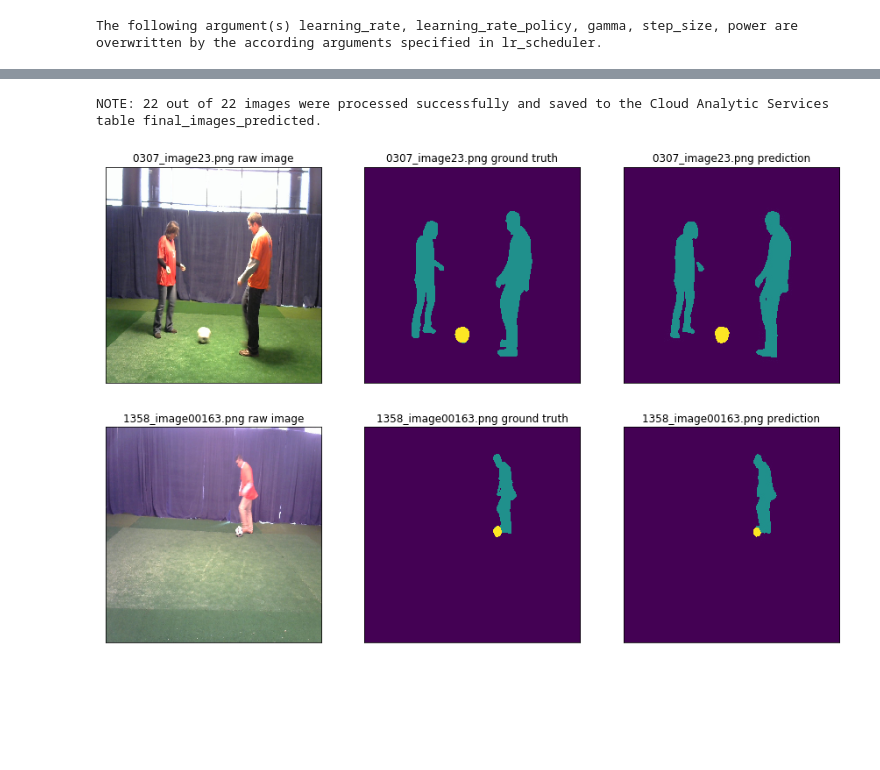
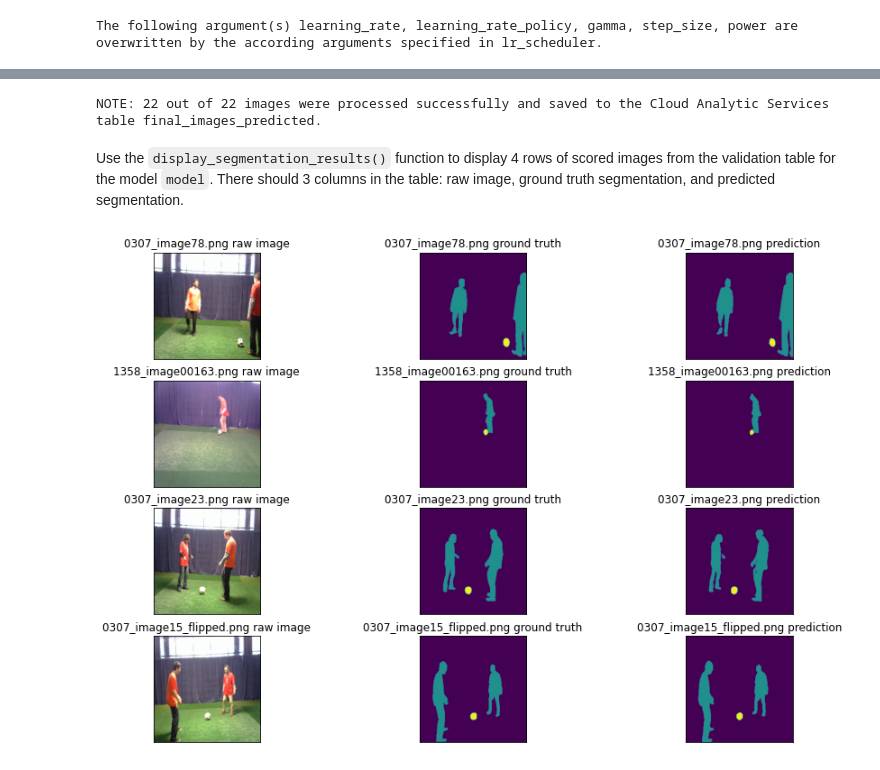
Before and after one commit to sassoftware/python-dlpy, a Jupyter notebook: examples/segmentation/semantic_segmentation.ipynb, the cells around one changed output, grey strips where cells are left out. Cells and saved outputs as stored; diff of their text form; code cells hidden in the pictures; blank space fills up the shorter version.

Commit message:
updated segmentation example. Runs end-to-end with downloadable data.

```diff
--- a/examples/segmentation/semantic_segmentation.ipynb
+++ b/examples/segmentation/semantic_segmentation.ipynb
@@ -107,0 +99,4 @@ NOTE: Model compiled successfully.
+# %%
+# Connect to the SAS CAS Server
+
+s=CAS('your-server.unx.company.com', 5570)
@@ -107,0 +123,7 @@ NOTE: Model compiled successfully.
+# %%
+# Create a SAS CASlib named `soccer_images`
+s.table.addcaslib(activeonadd=False,
+                  datasource={'srctype':'path'},
+                  name='soccer_images',
+                  path=image_path,
+                  subdirectories=True)
@@ -107,0 +138,8 @@ NOTE: Model compiled successfully.
+# %%
+# Create CAS table `data` and load the source
+# data from `sgf_256.sashdat` into `data`
+s.table.loadTable(caslib = 'soccer_images',
+                  path='sgf_256.sashdat',
+                  casout = dict(name = 'data',
+                                replace = True)
+                 )
@@ -133,8 +261,14 @@ model.print_summary()
 # %%
-solver = AdamSolver(lr_scheduler=StepLR(learning_rate=0.0002, step_size=30, gamma=0.8),
+# Specify Solver Parameters
+# Use ADAM Solver as configured
+solver = AdamSolver(lr_scheduler=StepLR(learning_rate=0.0002,
+                                        step_size=30,
+                                        gamma=0.8),
                     clip_grad_max = 100,
                     clip_grad_min = -100)
 
+# Specify Optimization Parameters
+# Use solver optimizer as configured
 optimizer = Optimizer(algorithm=solver,
                       mini_batch_size=10,
                       log_level=2,
@@ -142,7 +276,14 @@ optimizer = Optimizer(algorithm=solver,
                       reg_l2=0.0005,
                       seed=13309)
 
-dataspecs=[dict(type='image', layer='data', data=['_image_']),
-           dict(type='image', layer='Segmentation_1', data=['labels'])]
+# DataSpecs Parameters
+# Define layer and data specs for
+# raw images and image annotations
+dataspecs=[dict(type='image',
+                layer='data',
+                data=['_image_']),
+           dict(type='image',
+                layer='Segmentation_1',
+                data=['labels'])]
 # %% [output]
 The following argument(s) learning_rate, learning_rate_policy, gamma, step_size, power are overwritten by the according arguments specified in lr_scheduler.
@@ -255,18 +410,25 @@ def compile_segmentation_predictions():
                            numberofchannels=1,
                            depth='bit32',
                            copyvars=['origimage', '_filename_0'])
-# %%
-compile_segmentation_predictions()
-# %% [output]
-NOTE: 22 out of 22 images were processed successfully and saved to the Cloud Analytic Services table final_images_predicted.
+# %%
+# Run the compile_segmentation_predictions()
+# function
+compile_segmentation_predictions()
+# %% [output]
+NOTE: 22 out of 22 images were processed successfully and saved to the Cloud Analytic Services table final_images_predicted.
+# %% [markdown]
+Use the `display_segmentation_results()` function to display 4 rows of scored images from the validation table for the model `model`. There should 3 columns in the table: raw image, ground truth segmentation, and predicted segmentation.
 # %%
+# Display the original, ground truth, and predicted
+# segmentations for four images from the validation data.
+
 display_segmentation_results(s,
                              model.valid_res_tbl,
-                             n_images=2,
+                             n_images=4,
                              segmentation_labels_table=model.valid_res_tbl,
                              segmentation_prediction_table='final_images_predicted',
                              prediction_column='_image_',
                              filename_column='_filename_0',
                              fig_size=(15,10))
 # %% [output]
-[figure, old version]
+[figure, new version]
```
Also changed, not shown: parts of 59 cells of this notebook.
